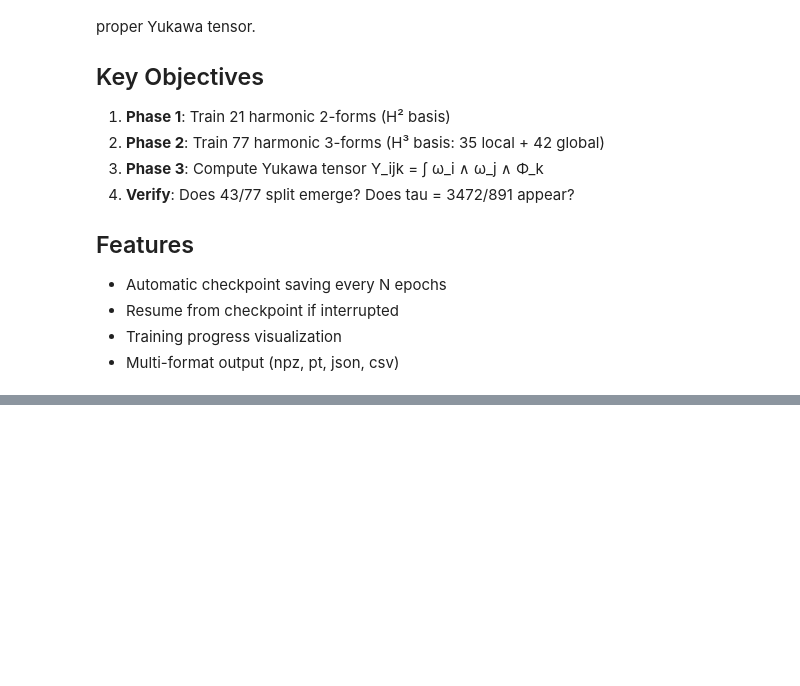
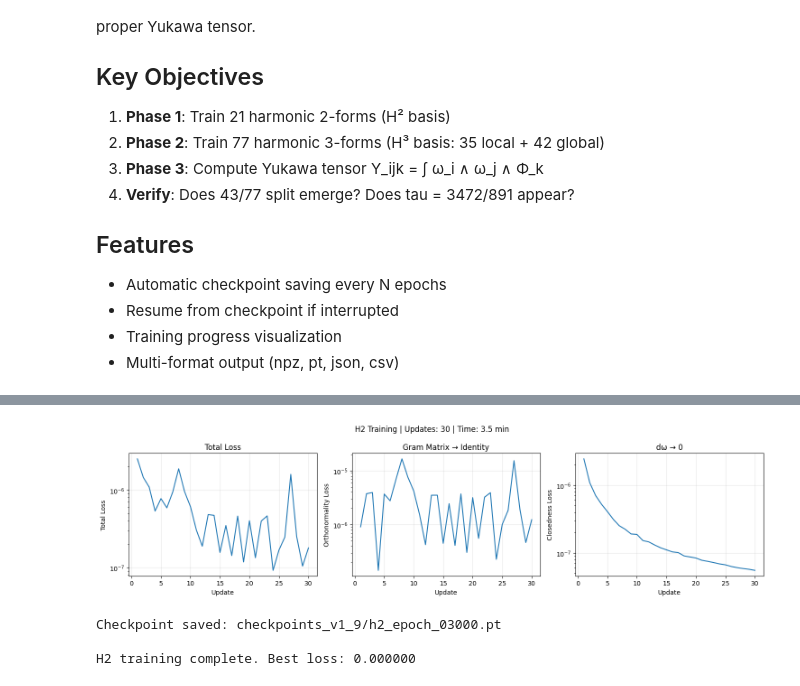
Before and after one commit to gift-framework/GIFT, a Jupyter notebook: G2_ML/1_9/K7_Hodge_Pure_v1_9.ipynb, the cells around one changed output, grey strips where cells are left out. Saved outputs shown, nothing was run; the diff lists cells and outputs as text; code cells hidden in the pictures; blank space fills up the shorter version.

```diff
--- a/G2_ML/1_9/K7_Hodge_Pure_v1_9.ipynb
+++ b/G2_ML/1_9/K7_Hodge_Pure_v1_9.ipynb
@@ -422,47 +462,50 @@ class TrainingVisualizer:
 
     def __init__(self):
         self.losses = {'total': [], 'ortho': [], 'closed': []}
-        self.epochs = []
         self.start_time = time.time()
 
     def update(self, epoch: int, loss_dict: Dict):
-        self.epochs.append(epoch)
         for k in self.losses:
-            self.losses[k].append(loss_dict.get(k, 0))
+            if k in loss_dict:
+                self.losses[k].append(loss_dict[k])
 
     def plot(self, title: str = "Training Progress"):
         clear_output(wait=True)
 
+        n_points = len(self.losses['total'])
+        if n_points == 0:
+            return
+
+        epochs = list(range(1, n_points + 1))
+
         fig, axes = plt.subplots(1, 3, figsize=(15, 4))
 
         # Total loss
-        axes[0].semilogy(self.epochs, self.losses['total'])
-        axes[0].set_xlabel('Epoch')
+        axes[0].semilogy(epochs, self.losses['total'])
+        axes[0].set_xlabel('Update')
         axes[0].set_ylabel('Total Loss')
         axes[0].set_title('Total Loss')
         axes[0].grid(True, alpha=0.3)
 
         # Orthonormality
-        axes[1].semilogy(self.epochs, self.losses['ortho'])
-        axes[1].set_xlabel('Epoch')
+        axes[1].semilogy(epochs, self.losses['ortho'])
+        axes[1].set_xlabel('Update')
         axes[1].set_ylabel('Orthonormality Loss')
         axes[1].set_title('Gram Matrix → Identity')
         axes[1].grid(True, alpha=0.3)
 
         # Closedness
-        axes[2].semilogy(self.epochs, self.losses['closed'])
-        axes[2].set_xlabel('Epoch')
+        axes[2].semilogy(epochs, self.losses['closed'])
+        axes[2].set_xlabel('Update')
         axes[2].set_ylabel('Closedness Loss')
         axes[2].set_title('dω → 0')
         axes[2].grid(True, alpha=0.3)
 
         elapsed = time.time() - self.start_time
-        fig.suptitle(f"{title} | Epoch {self.epochs[-1]} | Time: {elapsed/60:.1f} min", fontsize=12)
+        fig.suptitle(f"{title} | Updates: {n_points} | Time: {elapsed/60:.1f} min", fontsize=12)
 
         plt.tight_layout()
         plt.show()
-
-print("Visualizer ready.")
 # %%
 # @title Phase 1: Train H2 (21 Harmonic 2-Forms)
 
@@ -496,12 +539,11 @@ def train_h2(config: Config, data: Dict, resume: bool = True) -> Tuple[H2Network
         ckpt = load_checkpoint(latest, model, optimizer, scheduler)
         start_epoch = ckpt['epoch'] + 1
         best_loss = ckpt['best_loss']
-        all_losses = ckpt['losses']
+        all_losses = ckpt.get('losses', {'total': [], 'ortho': [], 'closed': []})
 
     # Visualizer
     viz = TrainingVisualizer()
-    viz.losses = all_losses
-    viz.epochs = list(range(start_epoch))
+    viz.losses = {k: list(v) for k, v in all_losses.items()}  # Copy existing losses
 
     # Training loop
     best_state = model.state_dict().copy()
@@ -537,33 +579,38 @@ def train_h2(config: Config, data: Dict, resume: bool = True) -> Tuple[H2Network
             'total': total_loss.item(),
             'ortho': loss_ortho.item(),
             'closed': loss_closed.item(),
         }
         all_losses['total'].append(loss_dict['total'])
         all_losses['ortho'].append(loss_dict['ortho'])
         all_losses['closed'].append(loss_dict['closed'])
 
         if total_loss.item() < best_loss:
             best_loss = total_loss.item()
             best_state = model.state_dict().copy()
 
         # Logging
         if (epoch + 1) % config.log_every == 0:
             viz.update(epoch + 1, loss_dict)
             viz.plot("H2 Training")
 
         # Checkpoint
         if (epoch + 1) % config.checkpoint_every == 0:
             ckpt_path = f"{config.checkpoint_dir}/h2_epoch_{epoch+1:05d}.pt"
             save_checkpoint(ckpt_path, epoch, model, optimizer, scheduler, all_losses, best_loss, 'h2')
 
     # Final
     model.load_state_dict(best_state)
     print(f"\nH2 training complete. Best loss: {best_loss:.6f}")
 
     return model, all_losses
 
 # Run H2 training
 h2_model, h2_losses = train_h2(config, data)
+# %% [output]
+[figure, added]
+Checkpoint saved: checkpoints_v1_9/h2_epoch_03000.pt
+
+H2 training complete. Best loss: 0.000000
 # %%
 # @title Phase 2: Train H3 (77 Harmonic 3-Forms)
 
```
Also changed, not shown: parts of 15 cells of this notebook, 6 other files.
